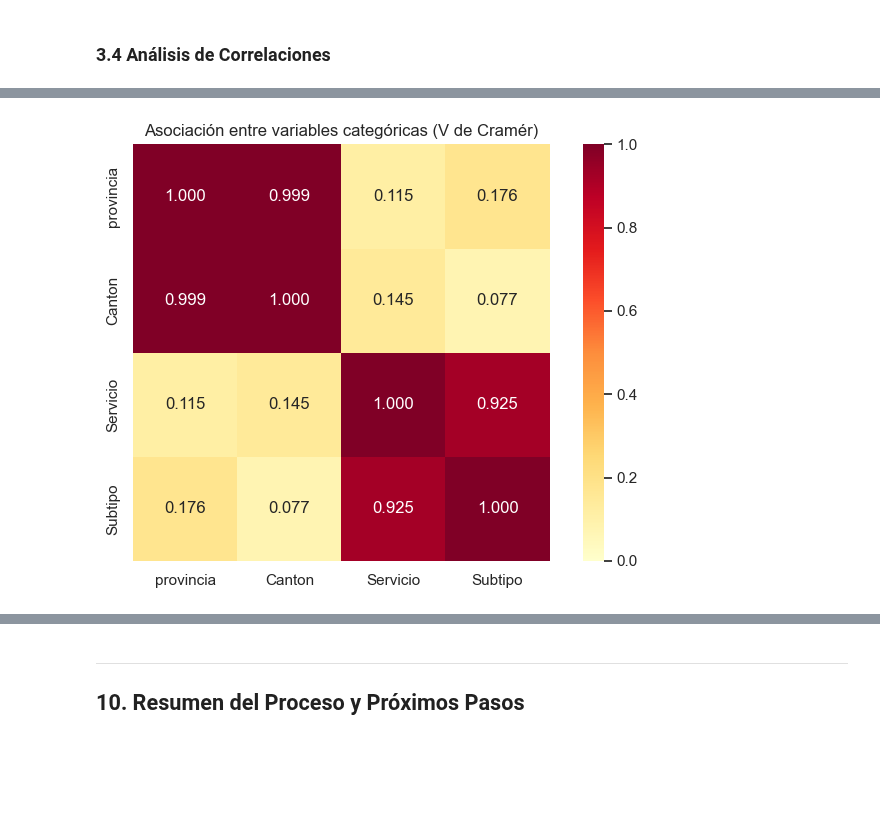
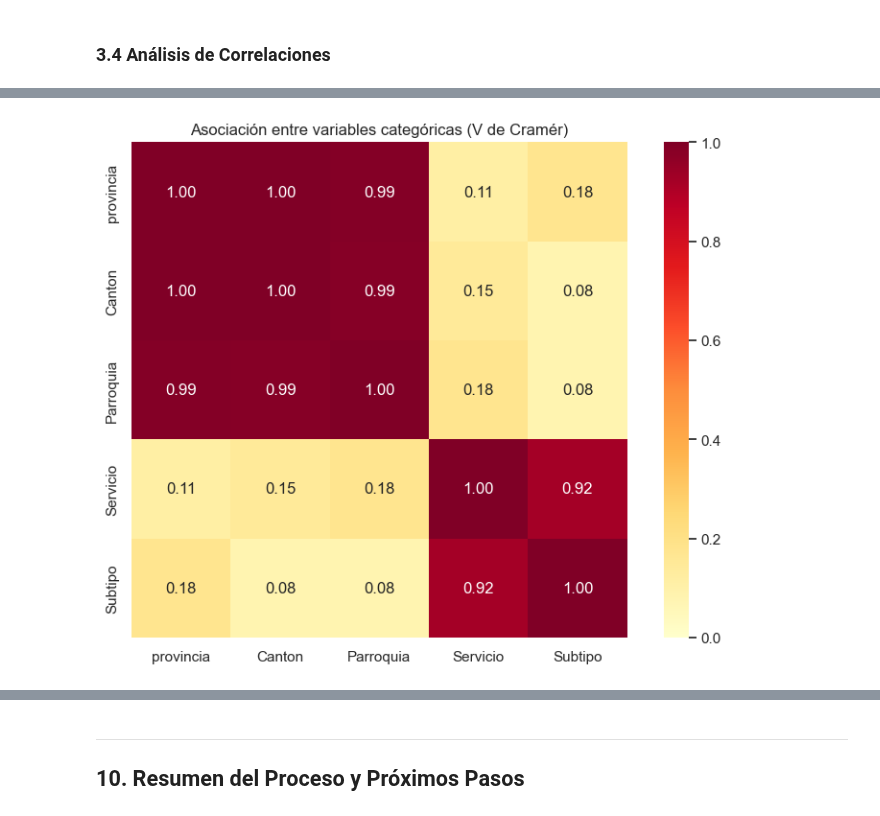
Before and after one commit to paulanoboa/IntegradorG3, a Jupyter notebook: data/processed/Prueba_CargaProyecto.ipynb, the cells around one changed output, grey strips where cells are left out. Saved outputs shown, nothing was run; the diff lists cells and outputs as text; code cells hidden in the pictures; blank space fills up the shorter version.

```diff
--- a/data/processed/Prueba_CargaProyecto.ipynb
+++ b/data/processed/Prueba_CargaProyecto.ipynb
@@ -592,68 +583,62 @@ El cruce de datos entre las provincias con mayor volumen de incidentes y los sub
 # %% [markdown]
 ### 3.4 Análisis de Correlaciones
 # %%
-from itertools import combinations
 from scipy.stats import chi2_contingency
 
-columnas_cat = ['provincia', 'Canton', 'Servicio', 'Subtipo']
+columnas = ['provincia', 'Canton', 'Parroquia', 'Servicio', 'Subtipo']
 
-# Copia ligera de las columnas relevantes y limpieza de valores faltantes
-datos_cat = df[columnas_cat].copy()
+# Usar una muestra para reducir el uso de memoria del dataset grande
+muestra = df[columnas].sample(
+    n=min(300_000, len(df)),
+    random_state=42
+).copy()
 
-for columna in columnas_cat:
-    datos_cat[columna] = (
-        datos_cat[columna]
+# Tratar valores faltantes y textos como "nan" como una categoría explícita
+for col in columnas:
+    muestra[col] = (
+        muestra[col]
         .astype('string')
-        .str.strip()
-        .replace({'nan': pd.NA, 'None': pd.NA, '': pd.NA})
+        .replace(['nan', 'None', '<NA>'], pd.NA)
+        .fillna('No especificado')
     )
 
-def cramers_v(tabla):
-    """Calcula V de Cramér con corrección de sesgo."""
-    observados = tabla.to_numpy()
-    n = observados.sum()
-    filas, columnas = observados.shape
+def cramers_v(x, y):
+    tabla = pd.crosstab(x, y)
+    chi2 = chi2_contingency(tabla, correction=False)[0]
+    n = tabla.to_numpy().sum()
+    filas, columnas = tabla.shape
 
-    if n == 0 or min(filas, columnas) < 2:
+    if n <= 1 or min(filas, columnas) <= 1:
         return np.nan
 
-    chi2 = chi2_contingency(observados, correction=False)[0]
+    # Corrección de sesgo para tablas con muchas categorías
     phi2 = chi2 / n
+    phi2_corr = max(0, phi2 - ((columnas - 1) * (filas - 1)) / (n - 1))
+    filas_corr = filas - (filas - 1) ** 2 / (n - 1)
+    columnas_corr = columnas - (columnas - 1) ** 2 / (n - 1)
+    denominador = min(columnas_corr - 1, filas_corr - 1)
 
-    phi2_corr = max(
-        0,
-        phi2 - ((columnas - 1) * (filas - 1)) / (n - 1)
-    )
-    filas_corr = filas - ((filas - 1) ** 2) / (n - 1)
-    columnas_corr = columnas - ((columnas - 1) ** 2) / (n - 1)
-
-    denominador = min(filas_corr - 1, columnas_corr - 1)
     return np.sqrt(phi2_corr / denominador) if denominador > 0 else np.nan
 
-# Matriz de asociaciones
-matriz_cramers = pd.DataFrame(
-    np.eye(len(columnas_cat)),
-    index=columnas_cat,
-    columns=columnas_cat
+matriz_asociacion = pd.DataFrame(
+    np.eye(len(columnas)),
+    index=columnas,
+    columns=columnas
 )
 
-for col1, col2 in combinations(columnas_cat, 2):
-    tabla = (
-        datos_cat.groupby([col1, col2], dropna=False, observed=True)
-        .size()
-        .unstack(fill_value=0)
-    )
-    valor = cramers_v(tabla)
-    matriz_cramers.loc[col1, col2] = valor
-    matriz_cramers.loc[col2, col1] = valor
+for i, col1 in enumerate(columnas):
+    for col2 in columnas[i + 1:]:
+        valor = cramers_v(muestra[col1], muestra[col2])
+        matriz_asociacion.loc[col1, col2] = valor
+        matriz_asociacion.loc[col2, col1] = valor
 
-display(matriz_cramers.round(3))
+display(matriz_asociacion.round(3))
 
-plt.figure(figsize=(7, 5))
+plt.figure(figsize=(8, 6))
 sns.heatmap(
-    matriz_cramers,
+    matriz_asociacion,
     annot=True,
-    fmt='.3f',
+    fmt='.2f',
     cmap='YlOrRd',
     vmin=0,
     vmax=1,
@@ -671 +657 @@ plt.show()
-[figure, old version]
+[figure, new version]
```
Also changed, not shown: parts of 80 cells of this notebook, 1 other file.
